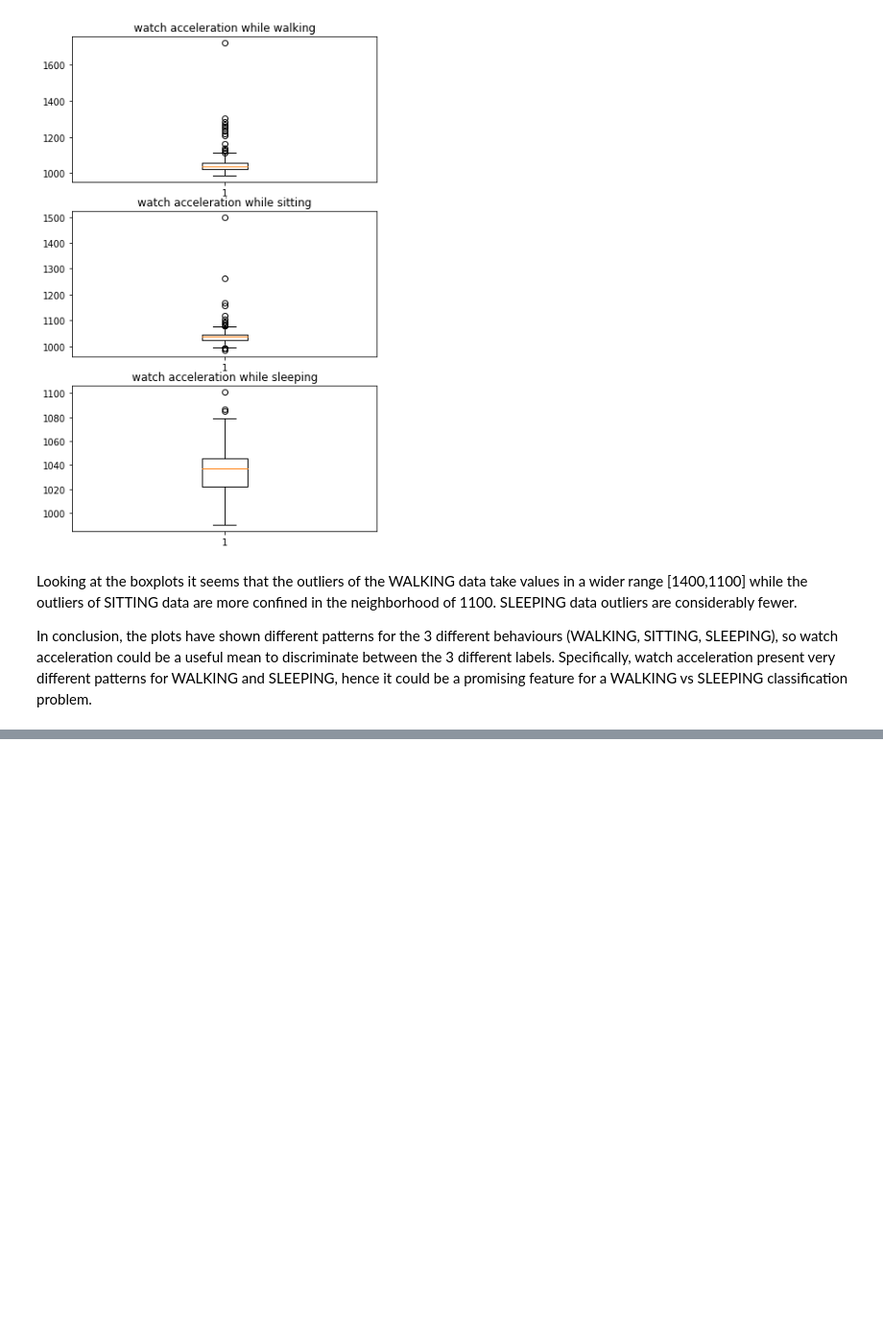
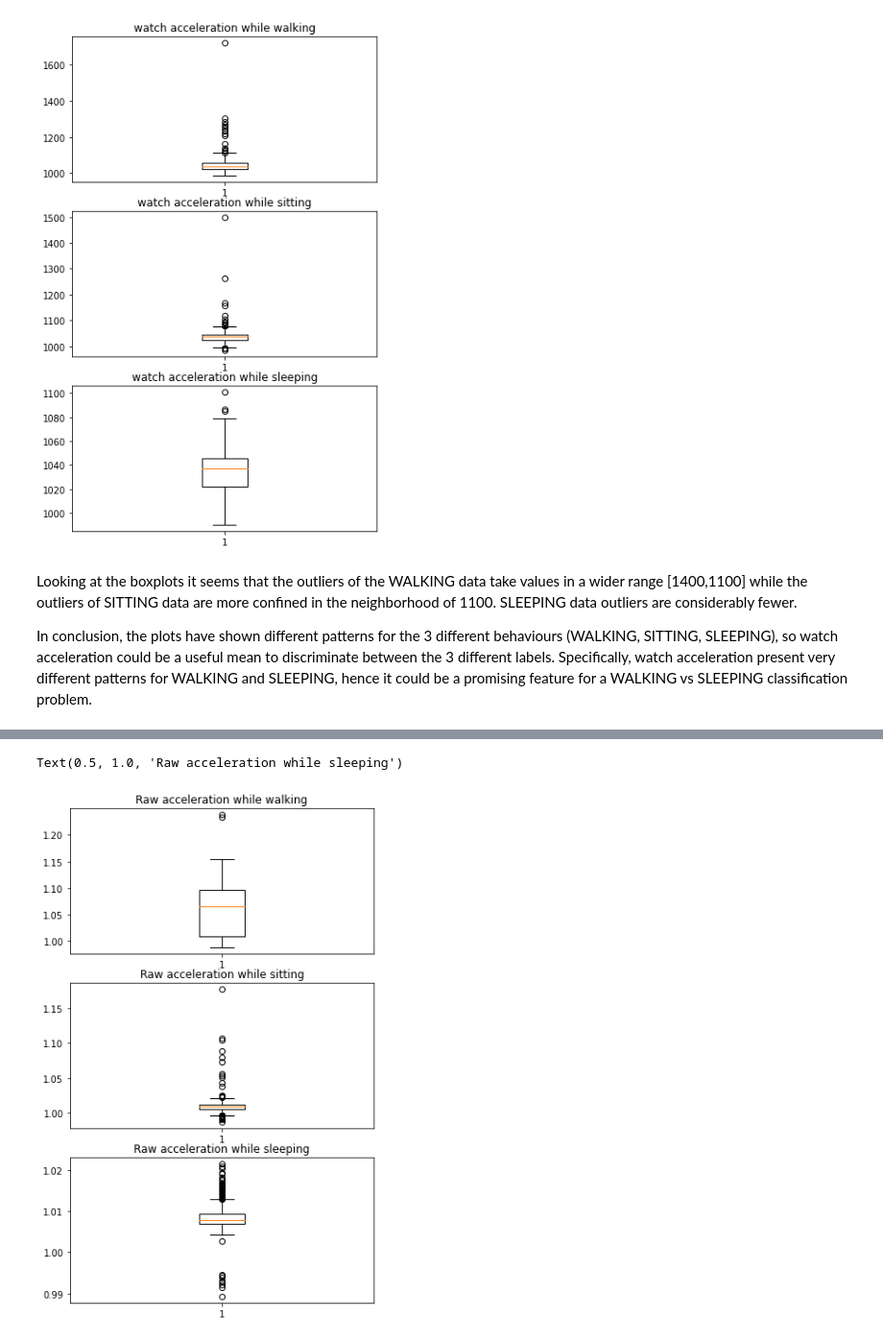
Before and after one commit to MariPS/Behavioral-Context-Recognition, a Jupyter notebook: exploratory-data-analysis.ipynb, the cells around one changed output, grey strips where cells are left out. Shown at 96% size. Cells and saved outputs as stored; diff of their text form; code cells hidden in the pictures; blank space fills up the shorter version.

```diff
--- a/exploratory-data-analysis.ipynb
+++ b/exploratory-data-analysis.ipynb
@@ -228,0 +314,15 @@ WALKING vs SLEEPING classification problem.
+# %%
+fig, (ax1, ax2, ax3) = plt.subplots(3)
+fig.set_facecolor("white")
+fig.set_figheight(10)
+
+ax1.boxplot(user_data_walking["raw_acc:magnitude_stats:mean"].dropna())
+ax2.boxplot(user_data_sitting["raw_acc:magnitude_stats:mean"].dropna())
+ax3.boxplot(user_data_sleeping["raw_acc:magnitude_stats:mean"].dropna())
+
+ax1.set_title("Raw acceleration while walking")
+ax2.set_title("Raw acceleration while sitting")
+ax3.set_title("Raw acceleration while sleeping")
+# %% [output]
+Text(0.5, 1.0, 'Raw acceleration while sleeping')
+[figure, added]
```
Also changed, not shown: parts of 6 cells of this notebook.
